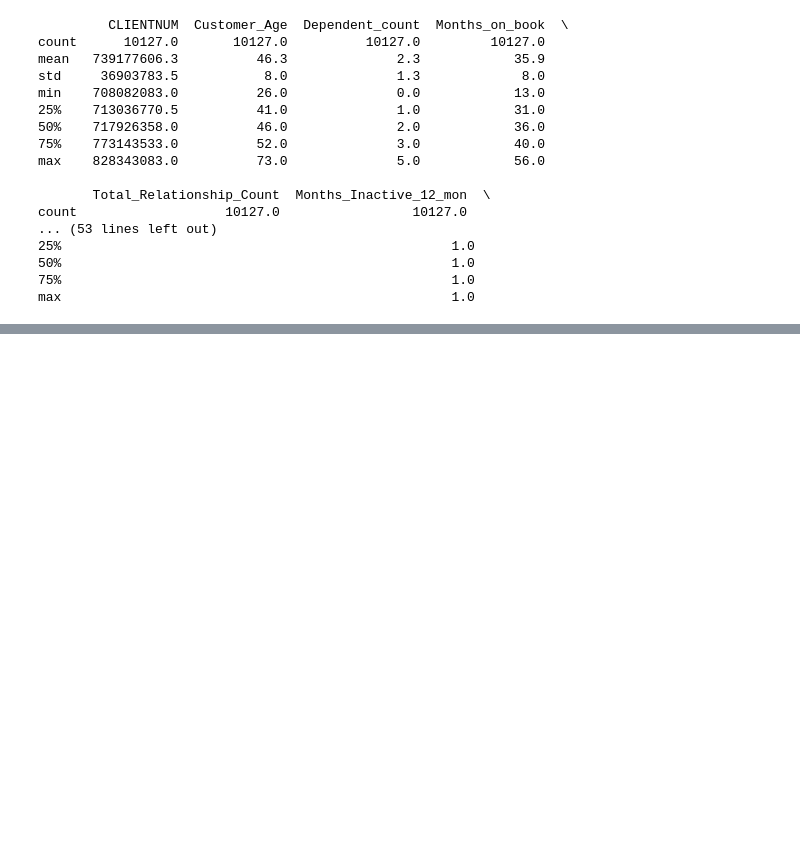
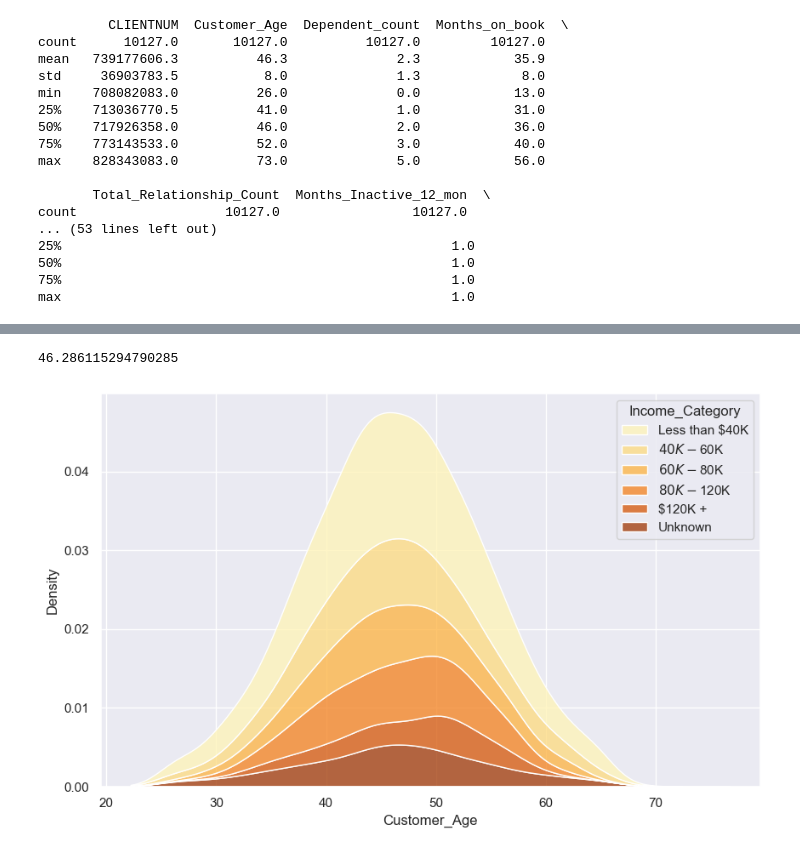
Before and after one commit to AgusDRizzo/Proyecto_final_DS_1, a Jupyter notebook: Prueba.ipynb, the cells around one changed output, grey strips where cells are left out. Saved outputs shown, nothing was run; the diff lists cells and outputs as text; code cells hidden in the pictures; blank space fills up the shorter version.

```diff
--- a/Prueba.ipynb
+++ b/Prueba.ipynb
@@ -70,0 +83,6 @@ df.groupby("Marital_Status").mean(numeric_only= True).round(1)
+# %%
+sns.set_theme(rc={'figure.figsize':(10,6)})
+sns.kdeplot(data=df, x="Customer_Age", hue="Income_Category", hue_order = salario_ordenado, multiple= "stack", palette="YlOrBr")
+# %% [output]
+46.286115294790285
+[figure, added]
```
Also changed, not shown: parts of 6 cells of this notebook, 1 other file.
